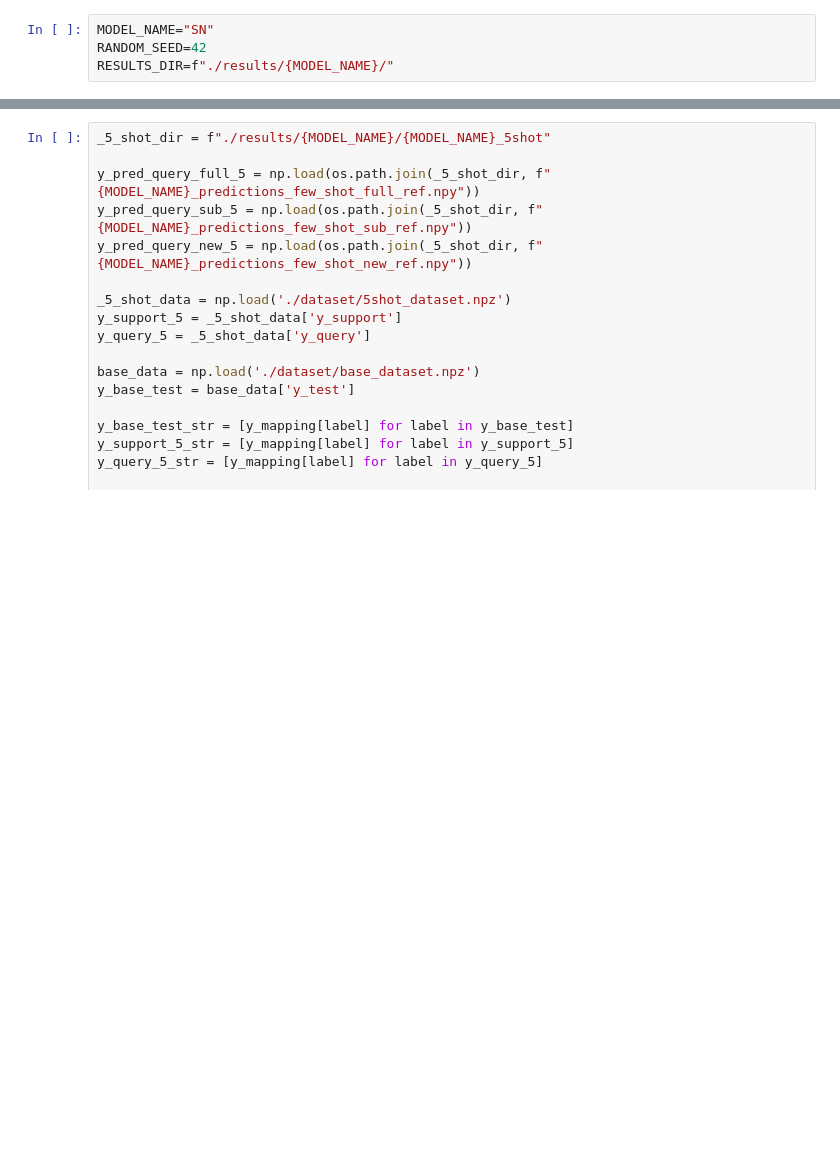
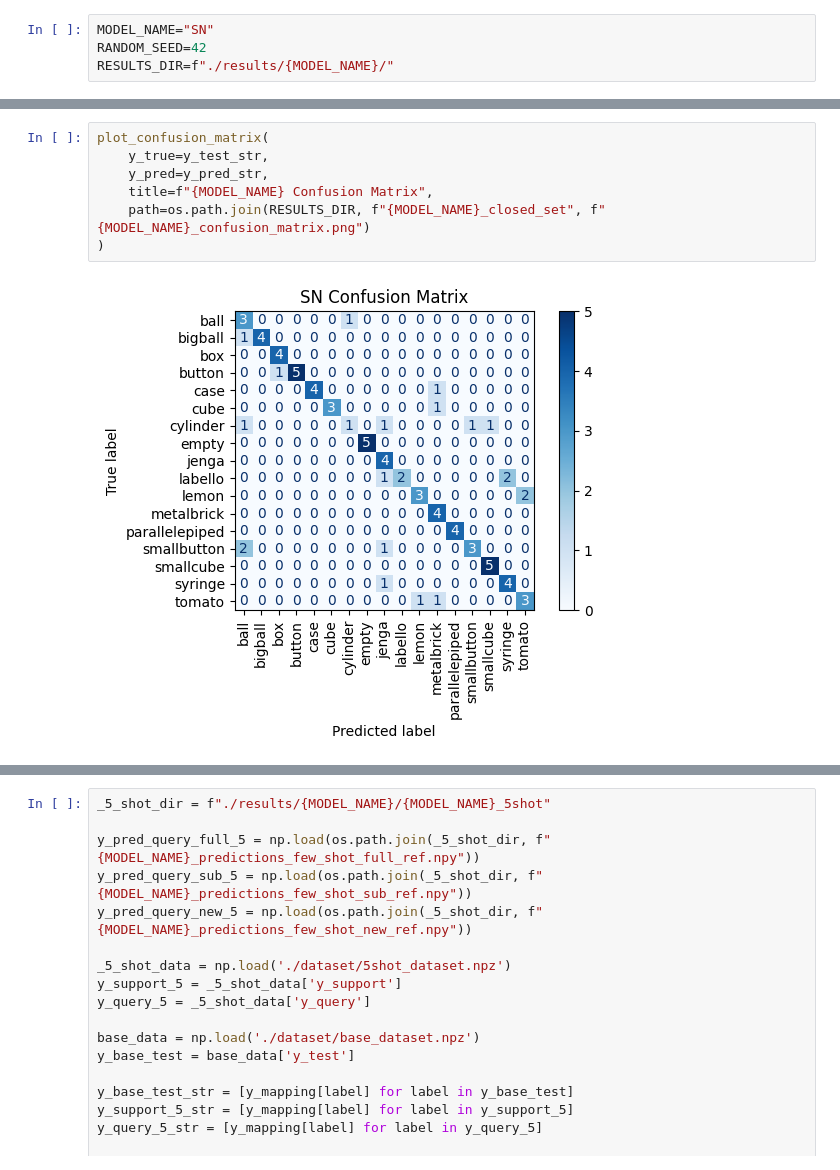
Before and after one commit to iretes/blind-object-recognition-soft-grippers, a Jupyter notebook: SN.ipynb, the cells around one changed output, grey strips where cells are left out. Cells and saved outputs as stored; diff of their text form; blank space fills up the shorter version.

```diff
--- a/SN.ipynb
+++ b/SN.ipynb
@@ -252 +150,10 @@ clf_scores_df
+# %%
+plot_confusion_matrix(
+    y_true=y_test_str,
+    y_pred=y_pred_str,
+    title=f"{MODEL_NAME} Confusion Matrix",
+    path=os.path.join(RESULTS_DIR, f"{MODEL_NAME}_closed_set", f"{MODEL_NAME}_confusion_matrix.png")
+)
+# %% [output]
+[figure, added]
 # %% [markdown]
```
Also changed, not shown: parts of 36 cells of this notebook, 48 other files.
